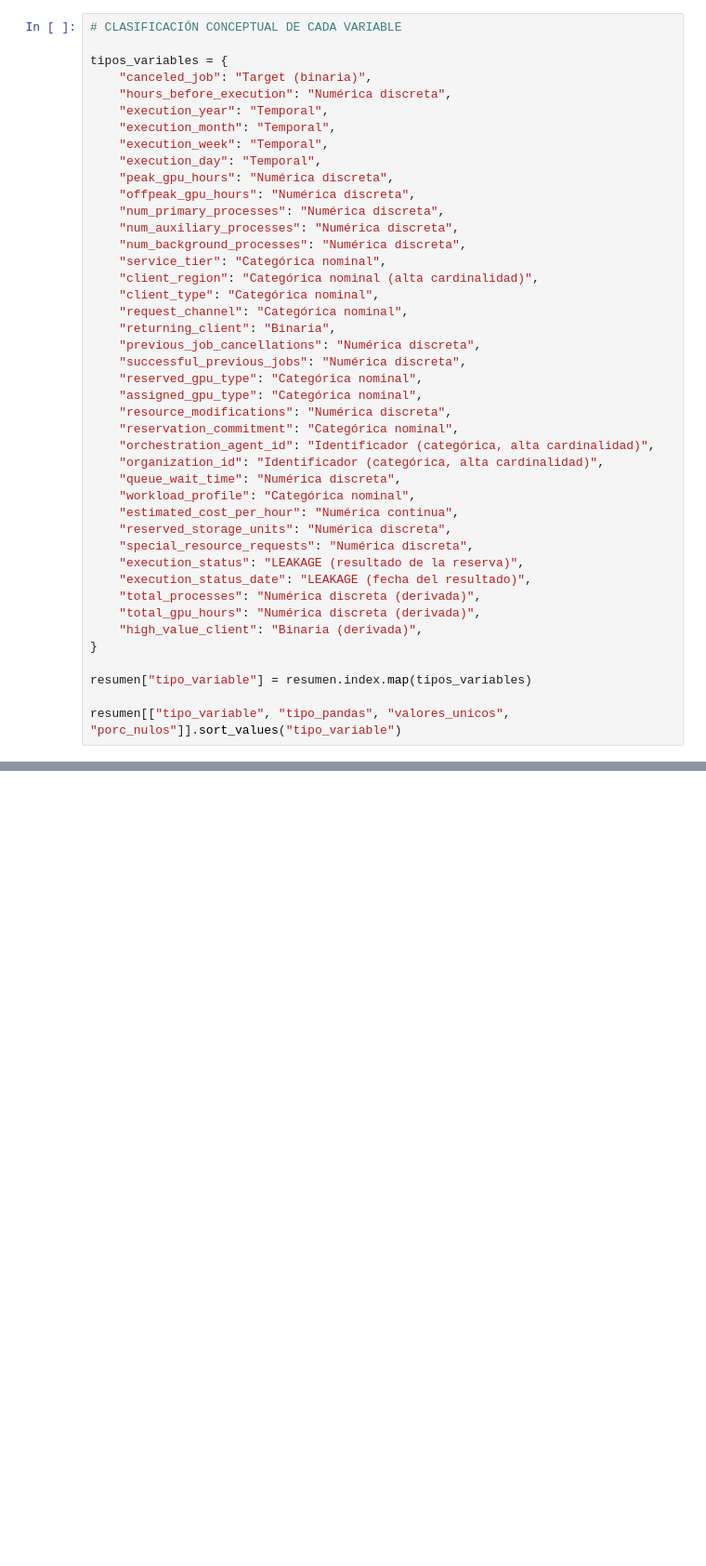
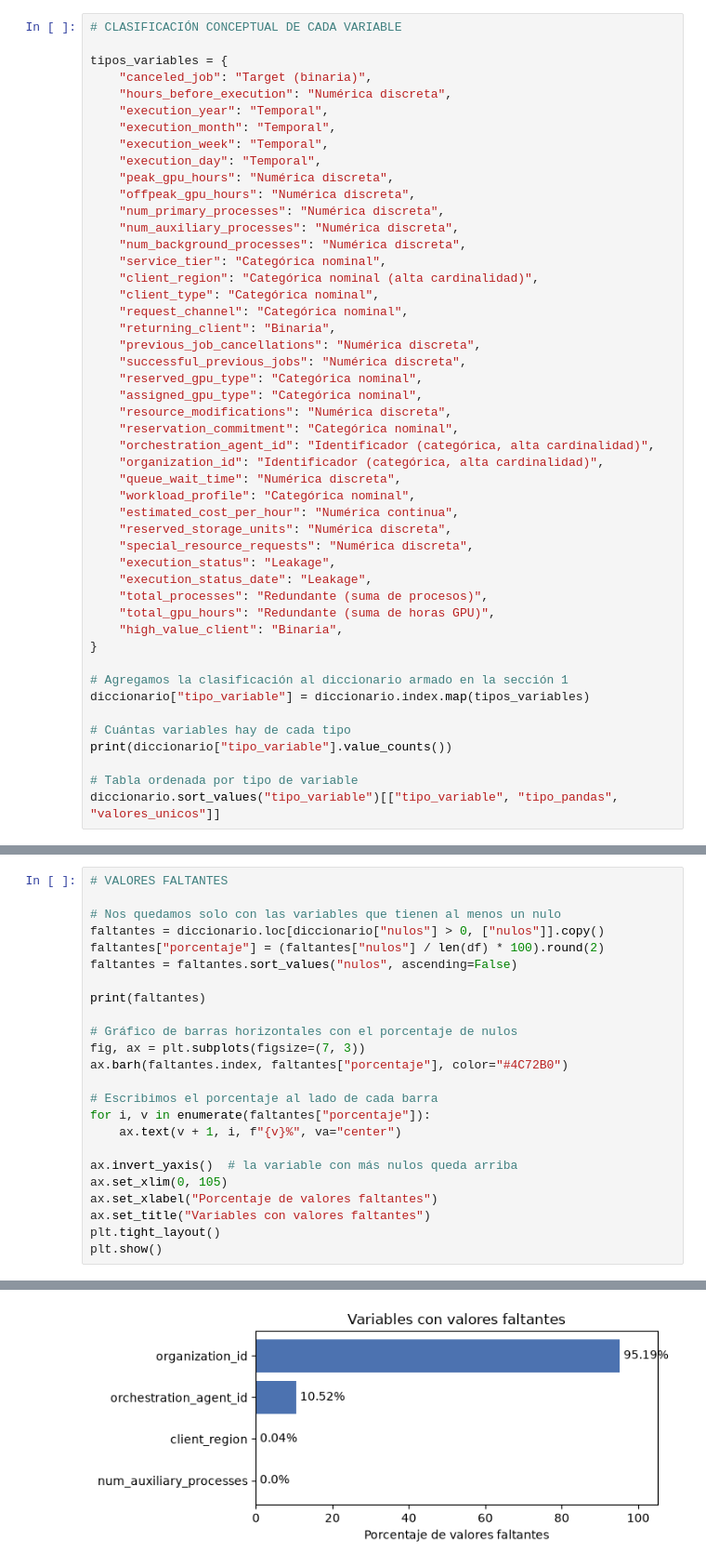
Before and after one commit to mszwarcberg-2004/TP3_ML, a Jupyter notebook: TP3_Grupo.ipynb, the cells around one changed output, grey strips where cells are left out. Shown at 93% size. Drawn from its saved outputs; the diff is of its cells as text; blank space fills up the shorter version.

```diff
--- a/TP3_Grupo.ipynb
+++ b/TP3_Grupo.ipynb
@@ -95,13 +322,18 @@ tipos_variables = {
     "estimated_cost_per_hour": "Numérica continua",
     "reserved_storage_units": "Numérica discreta",
     "special_resource_requests": "Numérica discreta",
-    "execution_status": "LEAKAGE (resultado de la reserva)",
-    "execution_status_date": "LEAKAGE (fecha del resultado)",
-    "total_processes": "Numérica discreta (derivada)",
-    "total_gpu_hours": "Numérica discreta (derivada)",
-    "high_value_client": "Binaria (derivada)",
+    "execution_status": "Leakage",
+    "execution_status_date": "Leakage",
+    "total_processes": "Redundante (suma de procesos)",
+    "total_gpu_hours": "Redundante (suma de horas GPU)",
+    "high_value_client": "Binaria",
 }
 
-resumen["tipo_variable"] = resumen.index.map(tipos_variables)
+# Agregamos la clasificación al diccionario armado en la sección 1
+diccionario["tipo_variable"] = diccionario.index.map(tipos_variables)
 
-resumen[["tipo_variable", "tipo_pandas", "valores_unicos", "porc_nulos"]].sort_values("tipo_variable")
+# Cuántas variables hay de cada tipo
+print(diccionario["tipo_variable"].value_counts())
+
+# Tabla ordenada por tipo de variable
+diccionario.sort_values("tipo_variable")[["tipo_variable", "tipo_pandas", "valores_unicos"]]
@@ -107,0 +377,25 @@ resumen[["tipo_variable", "tipo_pandas", "valores_unicos", "porc_nulos"]].sort_v
+# %%
+# VALORES FALTANTES
+
+# Nos quedamos solo con las variables que tienen al menos un nulo
+faltantes = diccionario.loc[diccionario["nulos"] > 0, ["nulos"]].copy()
+faltantes["porcentaje"] = (faltantes["nulos"] / len(df) * 100).round(2)
+faltantes = faltantes.sort_values("nulos", ascending=False)
+
+print(faltantes)
+
+# Gráfico de barras horizontales con el porcentaje de nulos
+fig, ax = plt.subplots(figsize=(7, 3))
+ax.barh(faltantes.index, faltantes["porcentaje"], color="#4C72B0")
+
+# Escribimos el porcentaje al lado de cada barra
+for i, v in enumerate(faltantes["porcentaje"]):
+    ax.text(v + 1, i, f"{v}%", va="center")
+
+ax.invert_yaxis()  # la variable con más nulos queda arriba
+ax.set_xlim(0, 105)
+ax.set_xlabel("Porcentaje de valores faltantes")
+ax.set_title("Variables con valores faltantes")
+plt.tight_layout()
+plt.show()
+# %% [output]
@@ -107,0 +407 @@ resumen[["tipo_variable", "tipo_pandas", "valores_unicos", "porc_nulos"]].sort_v
+[figure, added]
```
Also changed, not shown: parts of 23 cells of this notebook.
